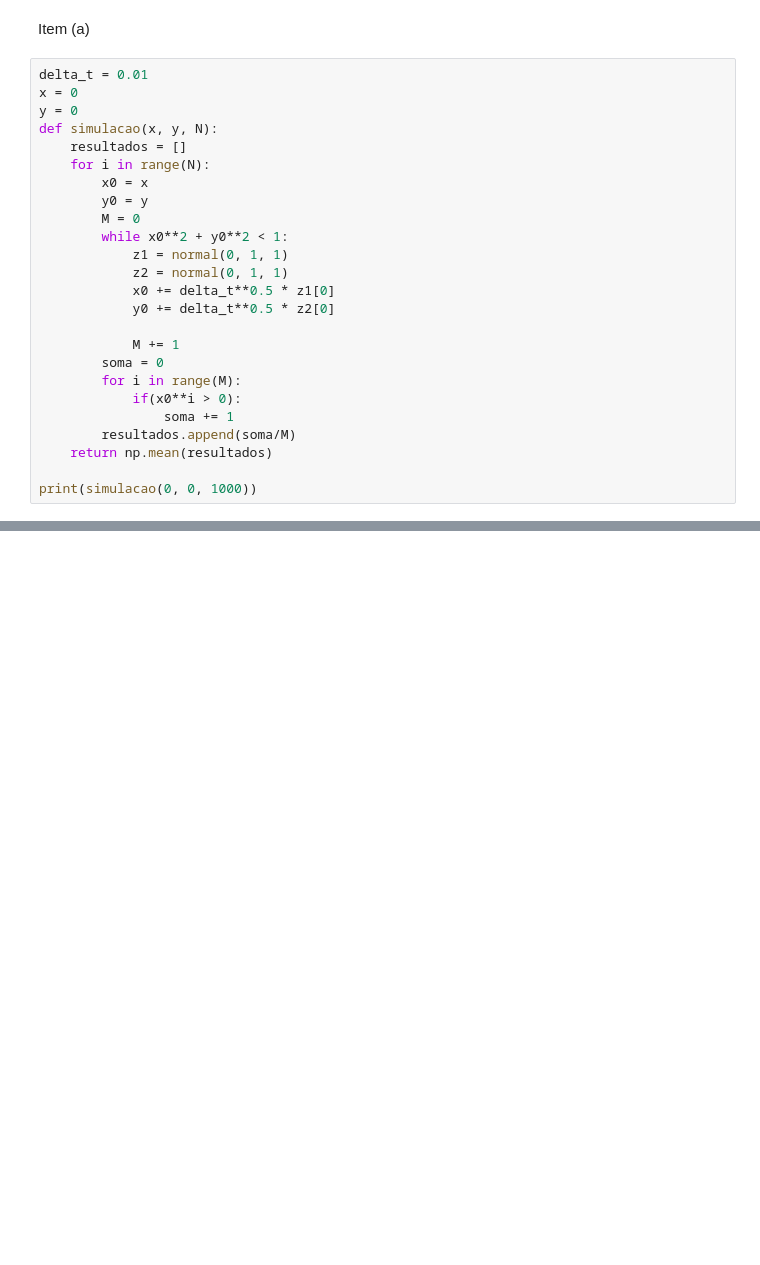
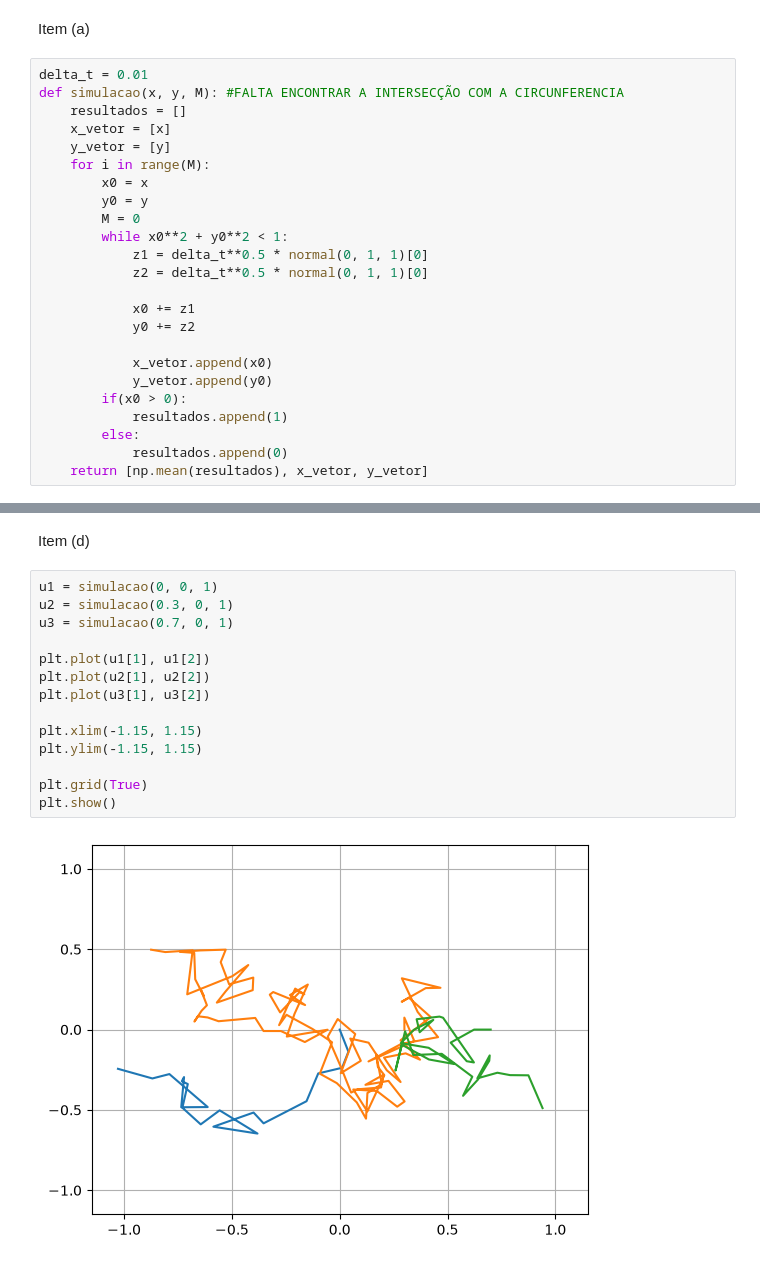
Before and after one commit to SilverPhone784/Trabalho-de-Programacao-Estatistica, a Jupyter notebook: Questao_2.ipynb, the cells around one changed output, grey strips where cells are left out. Cells and saved outputs as stored; diff of their text form; blank space fills up the shorter version.

```diff
--- a/Questao_2.ipynb
+++ b/Questao_2.ipynb
@@ -33,26 +33,25 @@ def normal(mi, sigma, M):
 Item (a)
 # %%
 delta_t = 0.01
-x = 0
-y = 0
-def simulacao(x, y, N):
+def simulacao(x, y, M): #FALTA ENCONTRAR A INTERSECÇÃO COM A CIRCUNFERENCIA
     resultados = []
-    for i in range(N):
+    x_vetor = [x]
+    y_vetor = [y]
+    for i in range(M):
         x0 = x
         y0 = y
         M = 0
         while x0**2 + y0**2 < 1:
-            z1 = normal(0, 1, 1)
-            z2 = normal(0, 1, 1)
-            x0 += delta_t**0.5 * z1[0]
-            y0 += delta_t**0.5 * z2[0]
+            z1 = delta_t**0.5 * normal(0, 1, 1)[0]
+            z2 = delta_t**0.5 * normal(0, 1, 1)[0]
 
-            M += 1
-        soma = 0
-        for i in range(M):
-            if(x0**i > 0):
-                soma += 1
-        resultados.append(soma/M)
-    return np.mean(resultados)
+            x0 += z1
+            y0 += z2
 
-print(simulacao(0, 0, 1000))
+            x_vetor.append(x0)
+            y_vetor.append(y0)
+        if(x0 > 0):
+            resultados.append(1)
+        else:
+            resultados.append(0)
+    return [np.mean(resultados), x_vetor, y_vetor]
@@ -60,0 +71,18 @@ print(simulacao(0, 0, 1000))
+# %% [markdown]
+Item (d)
+# %%
+u1 = simulacao(0, 0, 1)
+u2 = simulacao(0.3, 0, 1)
+u3 = simulacao(0.7, 0, 1)
+
+plt.plot(u1[1], u1[2])
+plt.plot(u2[1], u2[2])
+plt.plot(u3[1], u3[2])
+
+plt.xlim(-1.15, 1.15)
+plt.ylim(-1.15, 1.15)
+
+plt.grid(True)
+plt.show()
+# %% [output]
+[figure, added]
```
Also changed, not shown: parts of 4 cells of this notebook.
